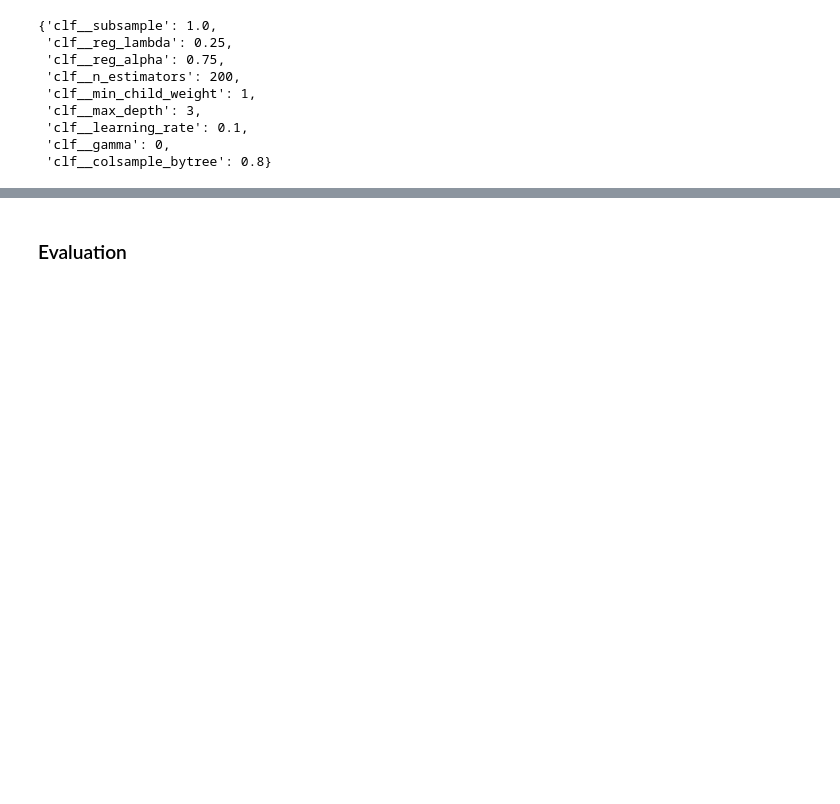
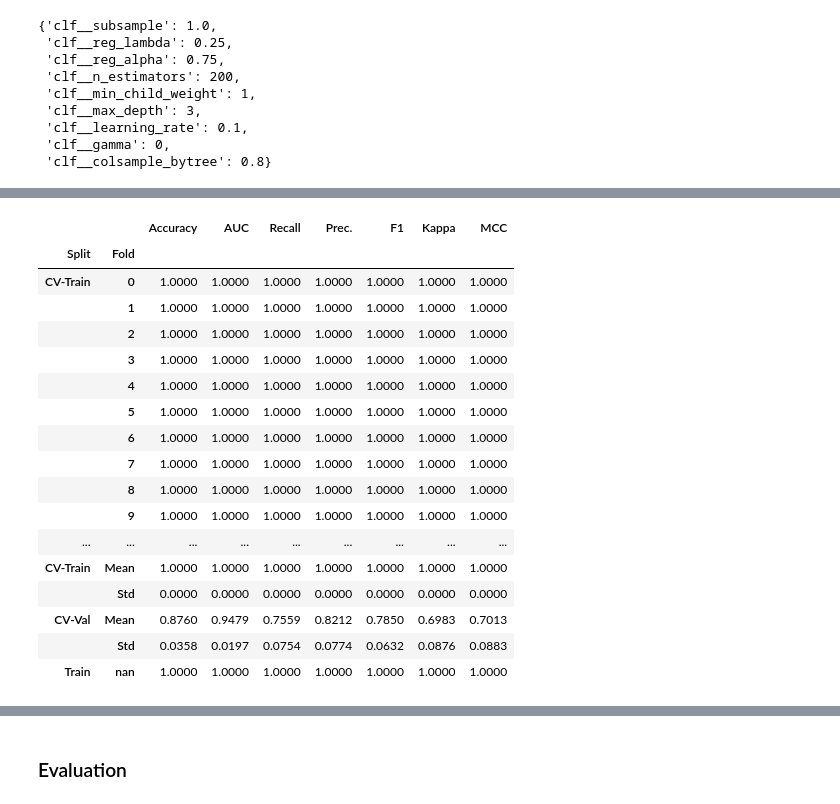
Before and after one commit to Takfes/python-classification, a Jupyter notebook: training.ipynb, the cells around one changed output, grey strips where cells are left out. Drawn from its saved outputs; the diff is of its cells as text; code cells hidden in the pictures; blank space fills up the shorter version.

```diff
--- a/training.ipynb
+++ b/training.ipynb
@@ -542,0 +606,2 @@ XGBClassifier(base_score=None, booster=None, callbacks=None,
+# %%
+exp = ClassificationExperiment()
@@ -542,0 +629,4 @@ XGBClassifier(base_score=None, booster=None, callbacks=None,
+# %%
+n_select = exp.models().shape[0]
+print(f'{n_select=}')
+exp.models()
@@ -542,0 +653,2 @@ XGBClassifier(base_score=None, booster=None, callbacks=None,
+# %%
+modelboard = exp.compare_models(n_select=n_select)
@@ -542,0 +716,6 @@ XGBClassifier(base_score=None, booster=None, callbacks=None,
+# %%
+tuned_models = [exp.tune_model(m,
+                               search_library='optuna',
+                               search_algorithm='tpe'
+                              )
+                for m in modelboard[:3]]
@@ -542,0 +779,6 @@ XGBClassifier(base_score=None, booster=None, callbacks=None,
+# %%
+blender = exp.blend_models(tuned_models,
+#                            choose_better=True,
+                           return_train_score=True
+                          )
+# %% [output]
@@ -542,0 +786,18 @@ XGBClassifier(base_score=None, booster=None, callbacks=None,
+|  |  | Accuracy | AUC | Recall | Prec. | F1 | Kappa | MCC |
+| Split | Fold |  |  |  |  |  |  |  |
+| CV-Train | 0 | 1.0000 | 1.0000 | 1.0000 | 1.0000 | 1.0000 | 1.0000 | 1.0000 |
+|  | 1 | 1.0000 | 1.0000 | 1.0000 | 1.0000 | 1.0000 | 1.0000 | 1.0000 |
+|  | 2 | 1.0000 | 1.0000 | 1.0000 | 1.0000 | 1.0000 | 1.0000 | 1.0000 |
+|  | 3 | 1.0000 | 1.0000 | 1.0000 | 1.0000 | 1.0000 | 1.0000 | 1.0000 |
+|  | 4 | 1.0000 | 1.0000 | 1.0000 | 1.0000 | 1.0000 | 1.0000 | 1.0000 |
+|  | 5 | 1.0000 | 1.0000 | 1.0000 | 1.0000 | 1.0000 | 1.0000 | 1.0000 |
+|  | 6 | 1.0000 | 1.0000 | 1.0000 | 1.0000 | 1.0000 | 1.0000 | 1.0000 |
+|  | 7 | 1.0000 | 1.0000 | 1.0000 | 1.0000 | 1.0000 | 1.0000 | 1.0000 |
+|  | 8 | 1.0000 | 1.0000 | 1.0000 | 1.0000 | 1.0000 | 1.0000 | 1.0000 |
+|  | 9 | 1.0000 | 1.0000 | 1.0000 | 1.0000 | 1.0000 | 1.0000 | 1.0000 |
+| ... | ... | ... | ... | ... | ... | ... | ... | ... |
+| CV-Train | Mean | 1.0000 | 1.0000 | 1.0000 | 1.0000 | 1.0000 | 1.0000 | 1.0000 |
+|  | Std | 0.0000 | 0.0000 | 0.0000 | 0.0000 | 0.0000 | 0.0000 | 0.0000 |
+| CV-Val | Mean | 0.8760 | 0.9479 | 0.7559 | 0.8212 | 0.7850 | 0.6983 | 0.7013 |
+|  | Std | 0.0358 | 0.0197 | 0.0754 | 0.0774 | 0.0632 | 0.0876 | 0.0883 |
+| Train | nan | 1.0000 | 1.0000 | 1.0000 | 1.0000 | 1.0000 | 1.0000 | 1.0000 |
```
Also changed, not shown: parts of 51 cells of this notebook, 1 other file.
